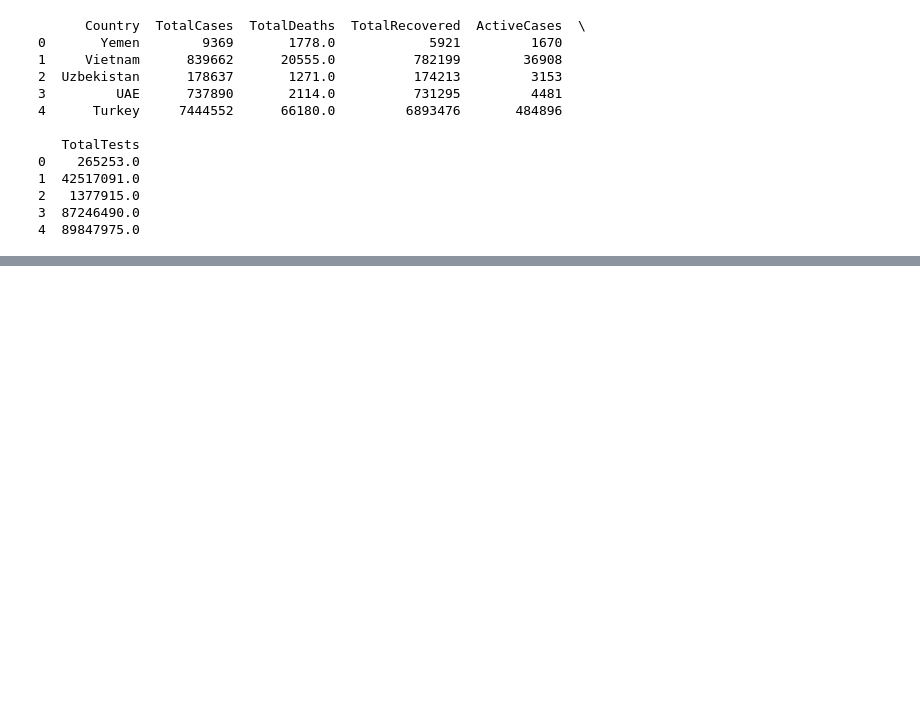
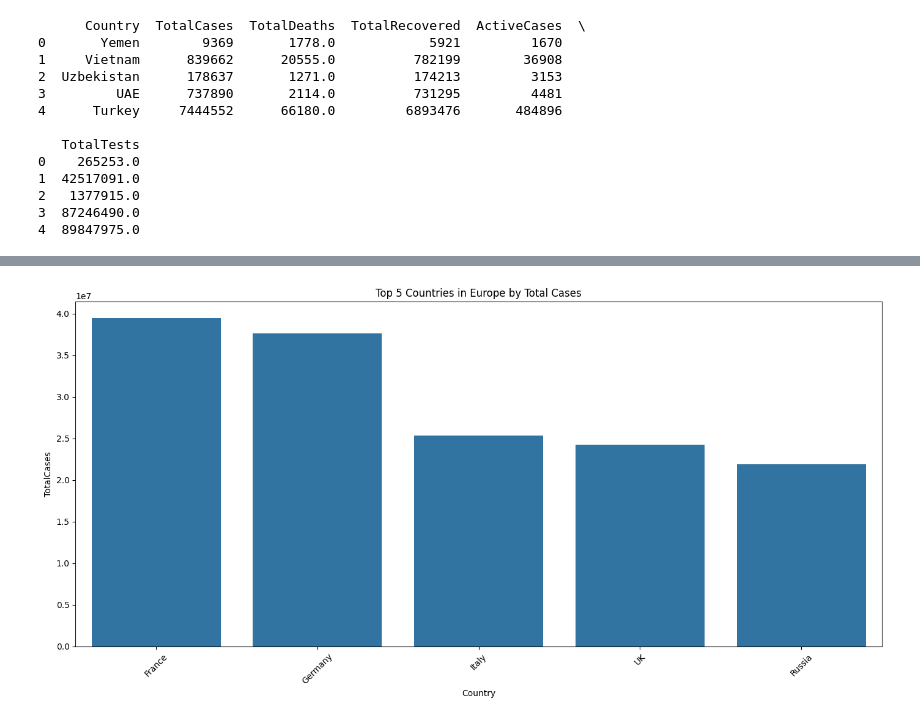
Before and after one commit to rachanakafle/rachana-made-template, a Jupyter notebook: project/report.ipynb, the cells around one changed output, grey strips where cells are left out. Saved outputs shown, nothing was run; the diff lists cells and outputs as text; code cells hidden in the pictures; blank space fills up the shorter version.

```diff
--- a/project/report.ipynb
+++ b/project/report.ipynb
@@ -50,0 +159,9 @@ print(df_europe.head())
+# %%
+plt.figure(figsize=(14, 7))
+sns.barplot(x='Country', y='TotalCases', data=top_countries_europe)
+plt.title('Top 5 Countries in Europe by Total Cases')
+plt.xticks(rotation=45)
+plt.tight_layout()
+plt.show()
+# %% [output]
+[figure, added]
```
Also changed, not shown: parts of 14 cells of this notebook.
